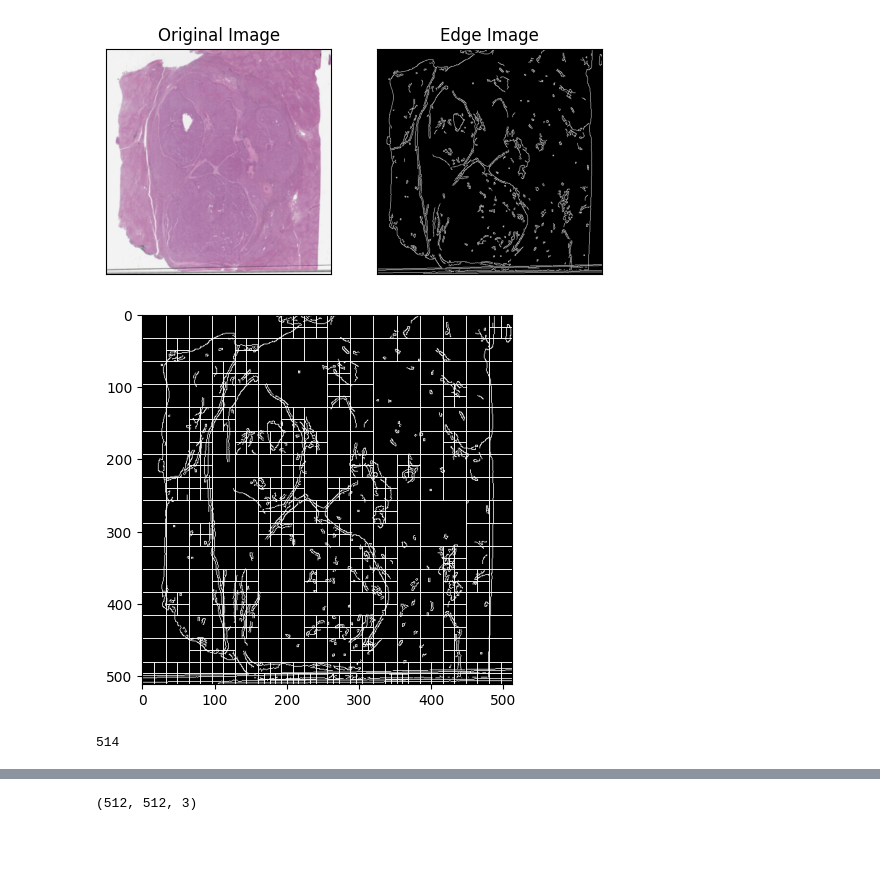
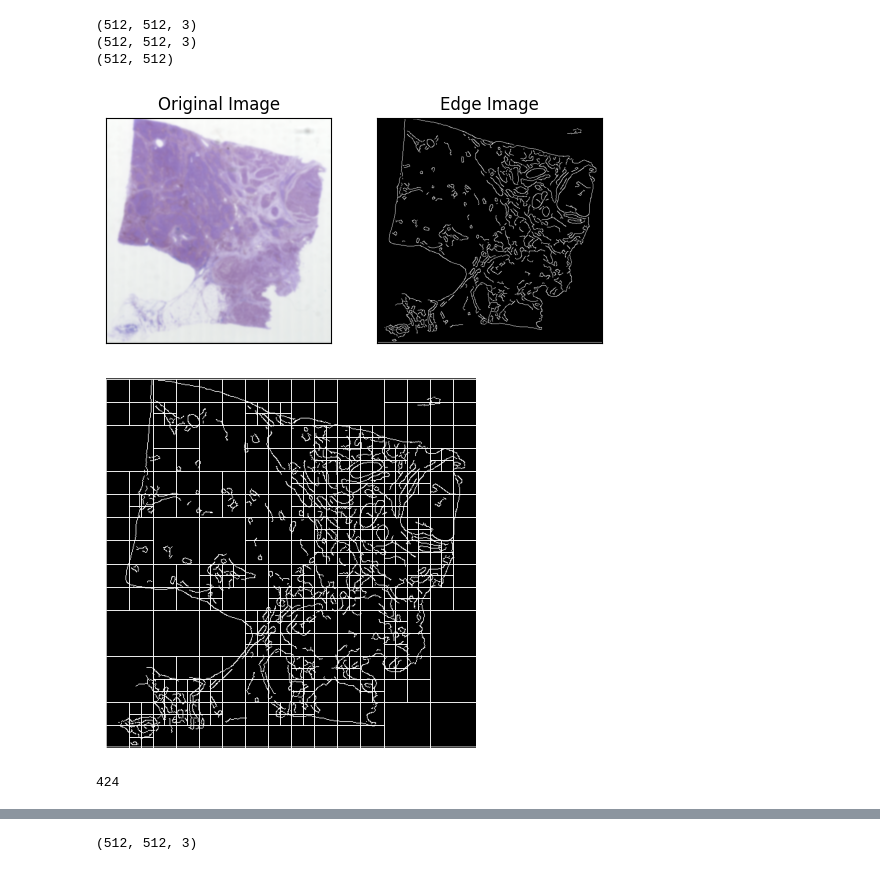
Before and after one commit to zhangenzhi/apt, a Jupyter notebook: utils/patchify.ipynb, the cells around one changed output, grey strips where cells are left out. Cells and saved outputs as stored; diff of their text form; code cells hidden in the pictures; blank space fills up the shorter version.

Commit message:
stable trained with sam_paip.sh

```diff
--- a/utils/patchify.ipynb
+++ b/utils/patchify.ipynb
@@ -6,17 +6,19 @@ sys.path.append("../")
 from matplotlib import pyplot as plt
 from apt.quadtree import FixedQuadTree
 # %%
-img = cv.imread('/Users/zhangenzhi/work/gvit-1/dataset/paip/output_images_and_masks/128700-2019-01-00-03-01/rescaled_image_0_512x512.png')
+# img = cv.imread('/Users/zhangenzhi/work/gvit-1/dataset/paip/output_images_and_masks/128700-2019-01-00-03-01/rescaled_image_0_512x512.png')
 # img = cv.imread('/Volumes/data/dataset/paip/output_images_and_masks/153100-2019-01-00-03-01/rescaled_image_0_512x512.png')
 # img = cv.imread('/Volumes/data/dataset/miccai/rescale-images-16384/rescaled_image_0_16384x16384.png')
 # img = cv.imread('/Volumes/data/dataset/test/n04525038_35823.JPEG')
 # img = cv.imread('/Volumes/Extreme/dataset/paip/output_images_and_masks/128700-2019-01-00-03-01/rescaled_image_0_512x512.png')
+img = cv.imread('/Users/zhangenzhi/work/apt/dataset/paip_image.png')
 
 img = cv.resize(img, (512,512))
-img = img[..., ::-1]
+print(img.shape)
 grey_img = cv.GaussianBlur(img, (3,3), 0)
-# grey_img = img
-edges = cv.Canny(grey_img, 50, 110)
+print(grey_img.shape)
+edges = cv.Canny(grey_img, 20, 50)
+print(edges.shape)
 
 plt.subplot(121),plt.imshow(grey_img)
 plt.title('Original Image'), plt.xticks([]), plt.yticks([])
@@ -24,15 +26,19 @@ plt.subplot(122),plt.imshow(edges,cmap = 'gray')
 plt.title('Edge Image'), plt.xticks([]), plt.yticks([])
 plt.show()
 # %% [output]
+(512, 512, 3)
+(512, 512, 3)
+(512, 512)
-[figure, old version]
+[figure, new version]
 # %%
 fig, ax = plt.subplots()
 ax.imshow(edges, cmap = 'gray')
-qdt = FixedQuadTree(domain=edges, fixed_length=512)
+qdt = FixedQuadTree(domain=edges, fixed_length=424)
 qdt.draw(ax=ax)
+ax.axis('off')
 plt.show()
 print(qdt.count_patches())
 plt.close()
 # %% [output]
-[figure, old version]
+[figure, new version]
-514
+424
```
Also changed, not shown: parts of 7 cells of this notebook, 5 other files.
